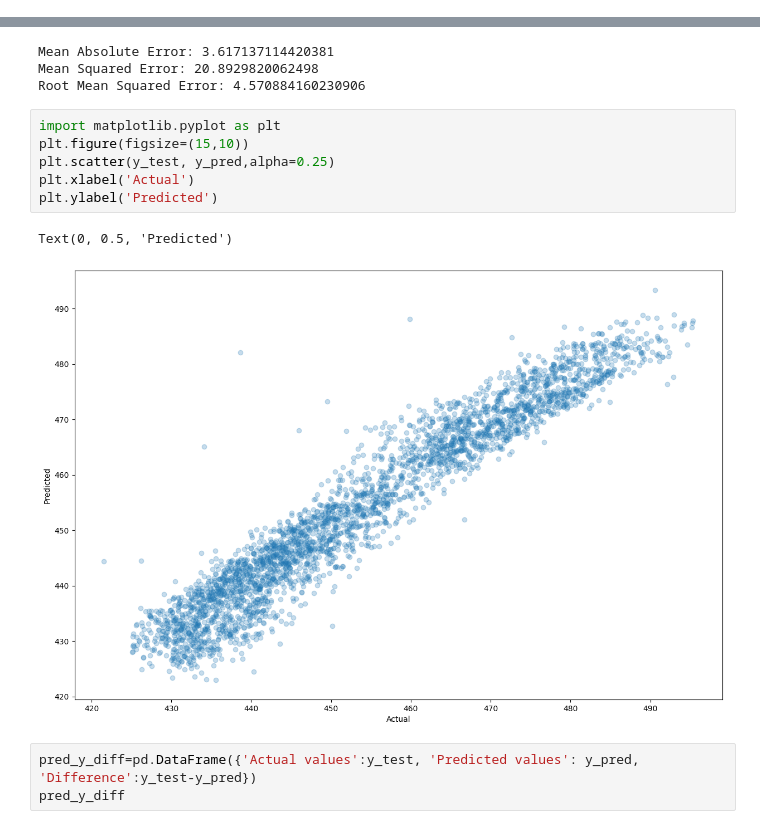
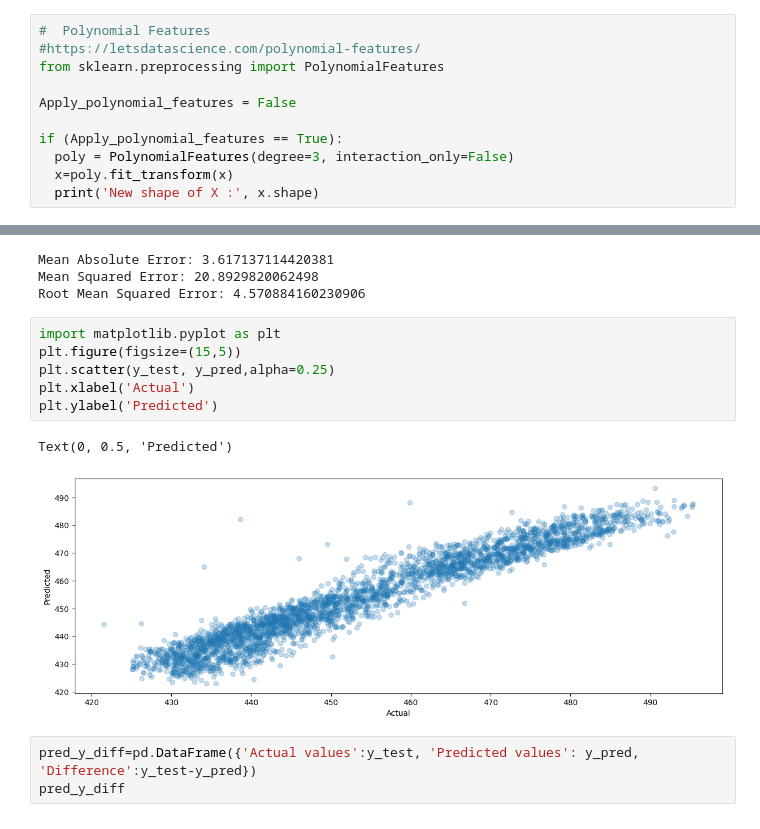
Before and after one commit to encoras/Artificial-Intelligence-Group, a Jupyter notebook: Multiple_Linear_Regression_in_Python.ipynb, the cells around one changed output, grey strips where cells are left out. Drawn from its saved outputs; the diff is of its cells as text.

```diff
--- a/Multiple_Linear_Regression_in_Python.ipynb
+++ b/Multiple_Linear_Regression_in_Python.ipynb
@@ -123,6 +123,17 @@ array([[   8.34,   40.77, 1010.84,   90.01],
        [  15.99,   43.34, 1014.2 ,   78.66],
        [  17.65,   59.87, 1018.58,   94.65],
        [  23.68,   51.3 , 1011.86,   71.24]])
+# %%
+#  Polynomial Features
+#https://letsdatascience.com/polynomial-features/
+from sklearn.preprocessing import PolynomialFeatures
+
+Apply_polynomial_features = False
+
+if (Apply_polynomial_features == True):
+  poly = PolynomialFeatures(degree=3, interaction_only=False)
+  x=poly.fit_transform(x)
+  print('New shape of X :', x.shape)
 # %%
 y=data_df['PE'].values
 y
@@ -170,13 +181,13 @@ Mean Squared Error: 20.8929820062498
 Root Mean Squared Error: 4.570884160230906
 # %%
 import matplotlib.pyplot as plt
-plt.figure(figsize=(15,10))
+plt.figure(figsize=(15,5))
 plt.scatter(y_test, y_pred,alpha=0.25)
 plt.xlabel('Actual')
 plt.ylabel('Predicted')
 # %% [output]
 Text(0, 0.5, 'Predicted')
-[figure, old version]
+[figure, new version]
 # %%
 pred_y_diff=pd.DataFrame({'Actual values':y_test, 'Predicted values': y_pred, 'Difference':y_test-y_pred})
 pred_y_diff
```
Also changed, not shown: parts of 6 cells of this notebook.
